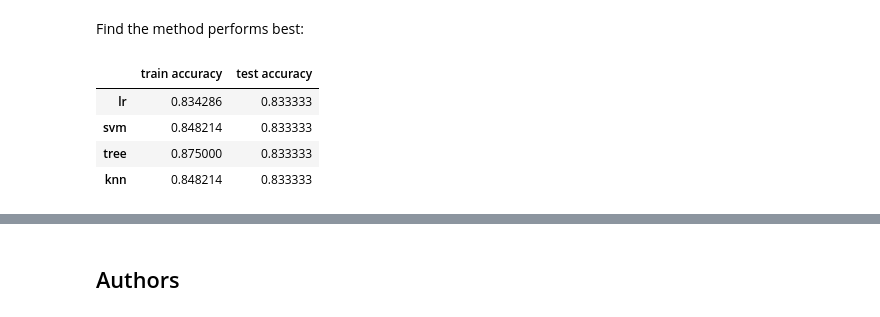
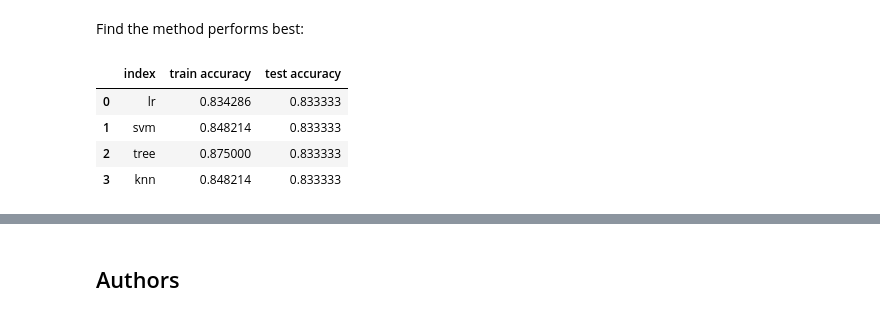
Before and after one commit to karnesh/DS_capstone, a Jupyter notebook: SpaceX_Machine Learning Prediction_Part_5.ipynb, the cells around one changed output, grey strips where cells are left out. Cells and saved outputs as stored; diff of their text form; code cells hidden in the pictures.

```diff
--- a/SpaceX_Machine Learning Prediction_Part_5.ipynb
+++ b/SpaceX_Machine Learning Prediction_Part_5.ipynb
@@ -356,15 +356,17 @@ Find the method performs best:
 # %%
 scores = {'lr': [logreg_cv.best_score_, logreg_cv.score(X_test, Y_test)],
           'svm': [svm_cv.best_score_, svm_cv.score(X_test, Y_test)],
           'tree': [tree_cv.best_score_, tree_cv.score(X_test, Y_test)],
           'knn': [knn_cv.best_score_, knn_cv.score(X_test, Y_test)]}
 
 df_scores = pd.DataFrame.from_dict(scores, orient='index',
                        columns=['train accuracy', 'test accuracy'])
+
+df_scores.reset_index(inplace=True)
 df_scores
 # %% [output]
-|  | train accuracy | test accuracy |
-| lr | 0.834286 | 0.833333 |
-| svm | 0.848214 | 0.833333 |
-| tree | 0.875000 | 0.833333 |
-| knn | 0.848214 | 0.833333 |
+|  | index | train accuracy | test accuracy |
+| 0 | lr | 0.834286 | 0.833333 |
+| 1 | svm | 0.848214 | 0.833333 |
+| 2 | tree | 0.875000 | 0.833333 |
+| 3 | knn | 0.848214 | 0.833333 |
```
Also changed, not shown: parts of 3 cells of this notebook.
